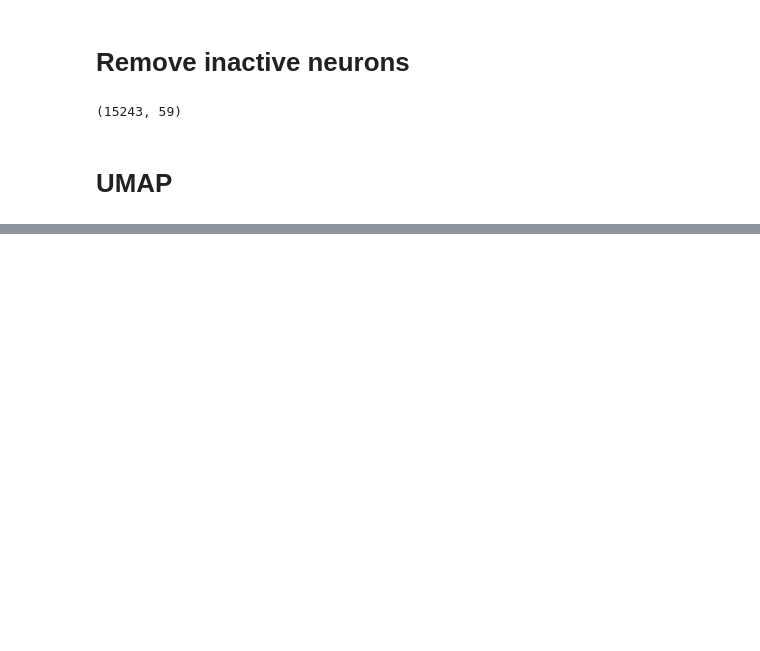
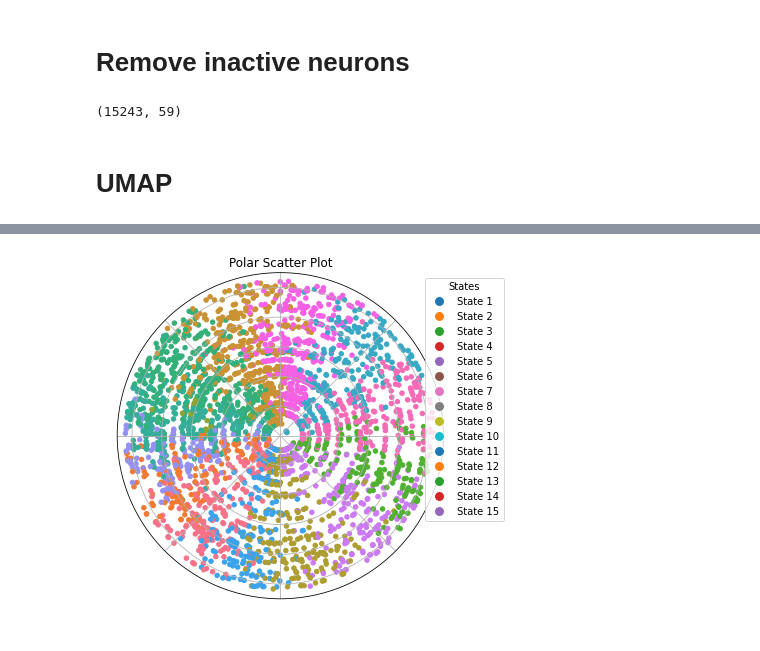
Before and after one commit to Zoroa1885/Hidden_Markov_Poisson_Torch_Model, a Jupyter notebook: analysis.ipynb, the cells around one changed output, grey strips where cells are left out. Saved outputs shown, nothing was run; the diff lists cells and outputs as text; code cells hidden in the pictures; blank space fills up the shorter version.

```diff
--- a/analysis.ipynb
+++ b/analysis.ipynb
@@ -103,0 +257,4 @@ plt.title('UMAP projection of neuron activity');
+# %%
+plot_polar_scatter(y, states_head)
+# %% [output]
+[figure, added]
```
Also changed, not shown: parts of 17 cells of this notebook, 2 other files.
